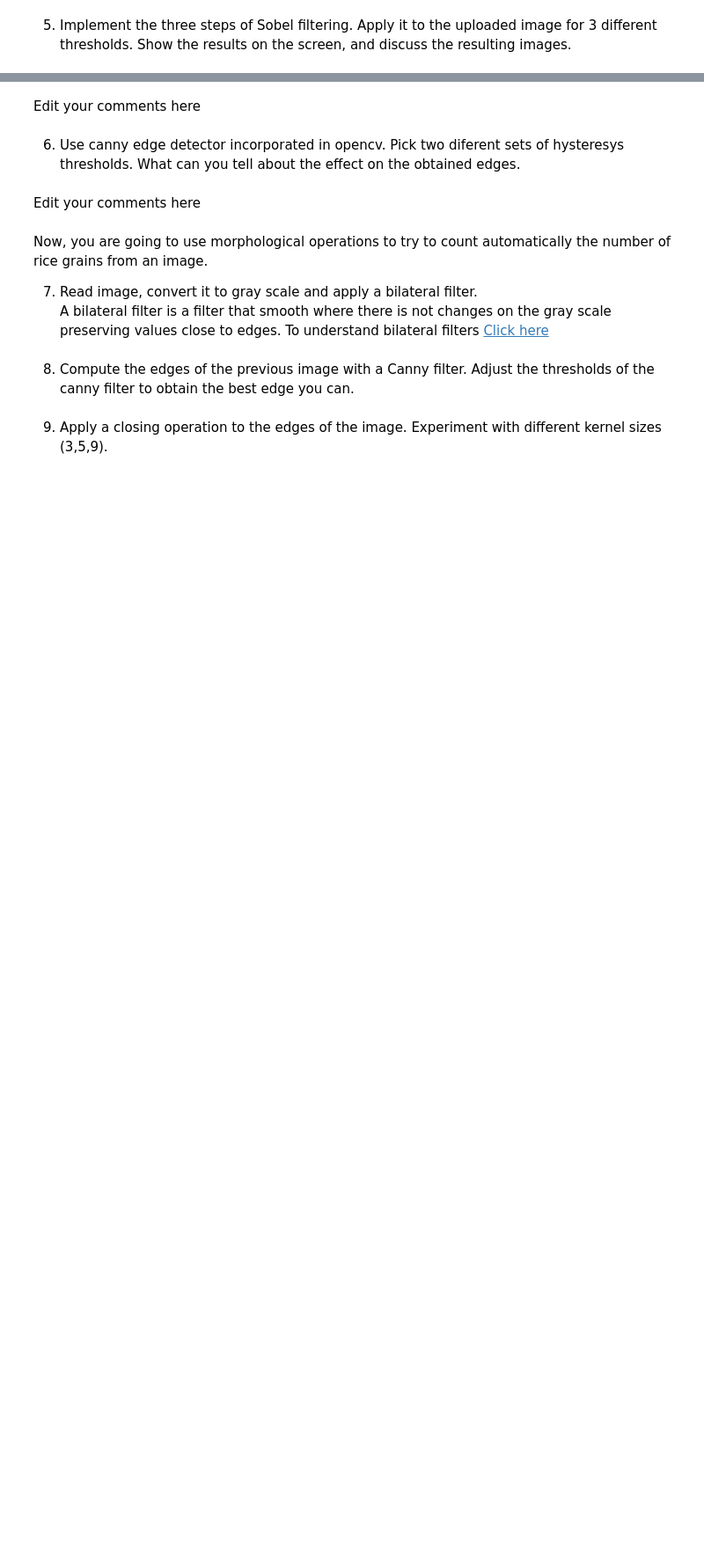
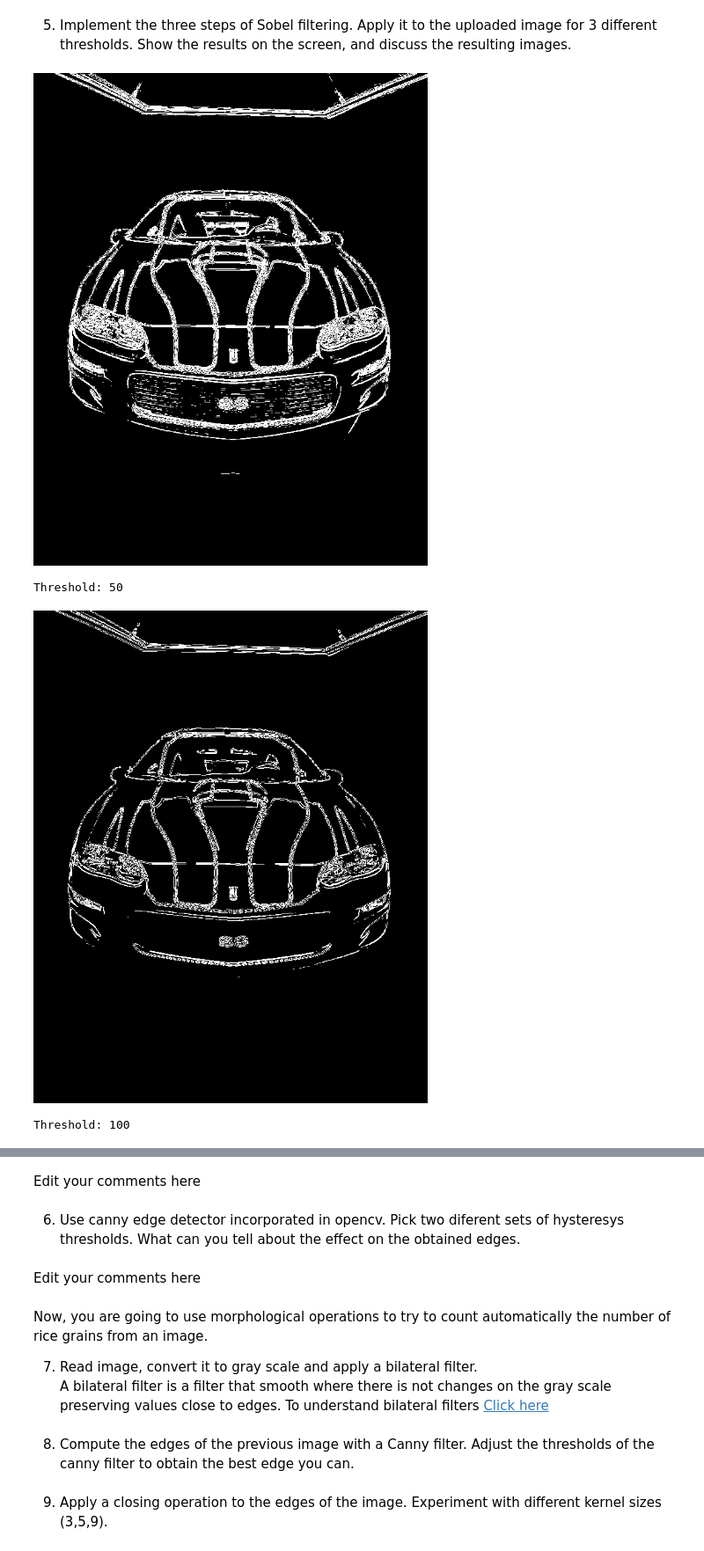
Before and after one commit to John-Kilroy/Woah, a Jupyter notebook: 3_image_filtering.ipynb, the cells around one changed output, grey strips where cells are left out. Shown at 88% size. Saved outputs shown, nothing was run; the diff lists cells and outputs as text; code cells hidden in the pictures; blank space fills up the shorter version.

```diff
--- a/3_image_filtering.ipynb
+++ b/3_image_filtering.ipynb
@@ -62,8 +121,24 @@ Add your comments here
 the screen, and discuss the resulting images.
 # %%
 # step 1. Get x and y gradients . Use the correct kernels
-#cv2.filter2D()
+
+gray = cv2.cvtColor(image, cv2.COLOR_RGB2GRAY)
+sobelx = cv2.Sobel(gray, cv2.CV_64F, 1, 0, ksize=3)  # x gradient
+sobely = cv2.Sobel(gray, cv2.CV_64F, 0, 1, ksize=3)  # y gradient
 
 # step 2. Compute the magnitude of the gradient
 
+magnitude = np.sqrt(sobelx**2 + sobely**2)
+
 # Step 3. Threshold. Choose 3 different threshold. visualize outputs
+
+thresholds = [50, 100, 150]
+for threshold in thresholds:
+    _, thresholded = cv2.threshold(magnitude.astype(np.uint8), threshold, 255, cv2.THRESH_BINARY)
+    cv2_imshow(thresholded)  # Display the thresholded image
+    print(f"Threshold: {threshold}")
+# %% [output]
+[figure, added]
+Threshold: 50
+[figure, added]
+Threshold: 100
```
Also changed, not shown: parts of 6 cells of this notebook.
